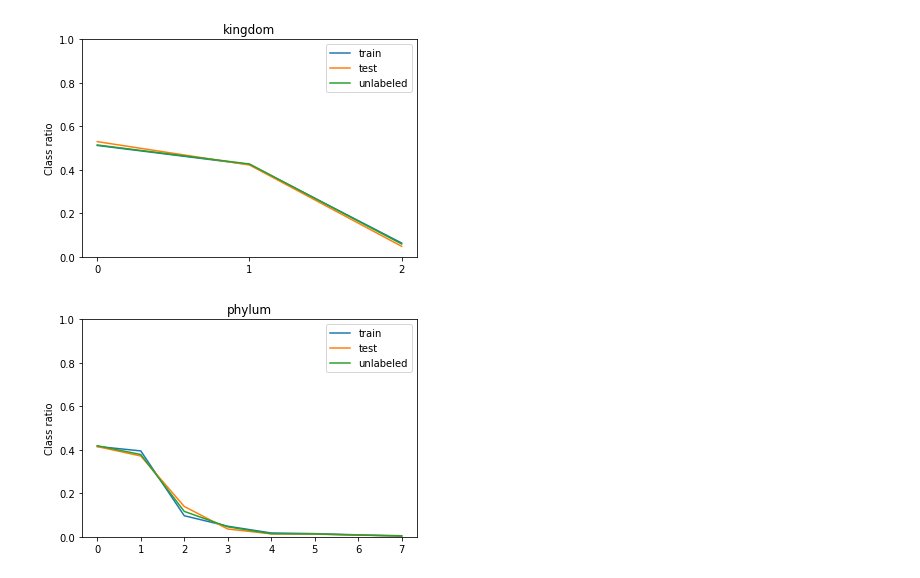
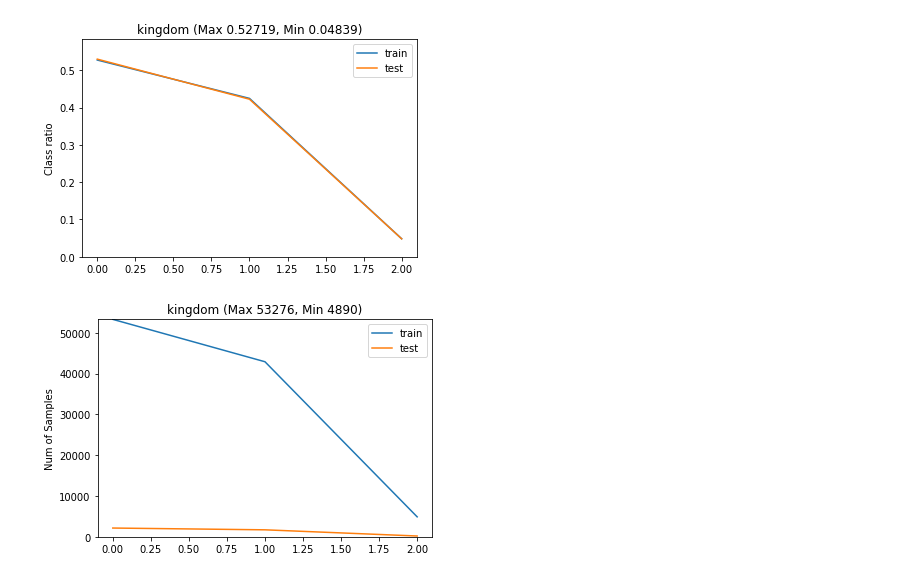
Before and after one commit to linzhiqiu/leco, a Jupyter notebook: SemiInatStats.ipynb, the cells around one changed output. Drawn from its saved outputs; the diff is of its cells as text; code cells hidden in the pictures.

```diff
--- a/SemiInatStats.ipynb
+++ b/SemiInatStats.ipynb
@@ -136,10 +121,8 @@ def plot_labeled(tp_name):
     plt.legend()
     plt.show()
-# %%
-plot_labeled_vs_unlabeled('kingdom')
-# %% [output]
-[figure, removed]
-# %%
-plot_labeled_vs_unlabeled('phylum')
-# %% [output]
-[figure, removed]
+# %%
+plot_labeled('kingdom')
+plot_labeled('kingdom', plot_type='sample')
+# %% [output]
+[figure, added]
+[figure, added]
```
Also changed, not shown: parts of 18 cells of this notebook, 12 other files.
